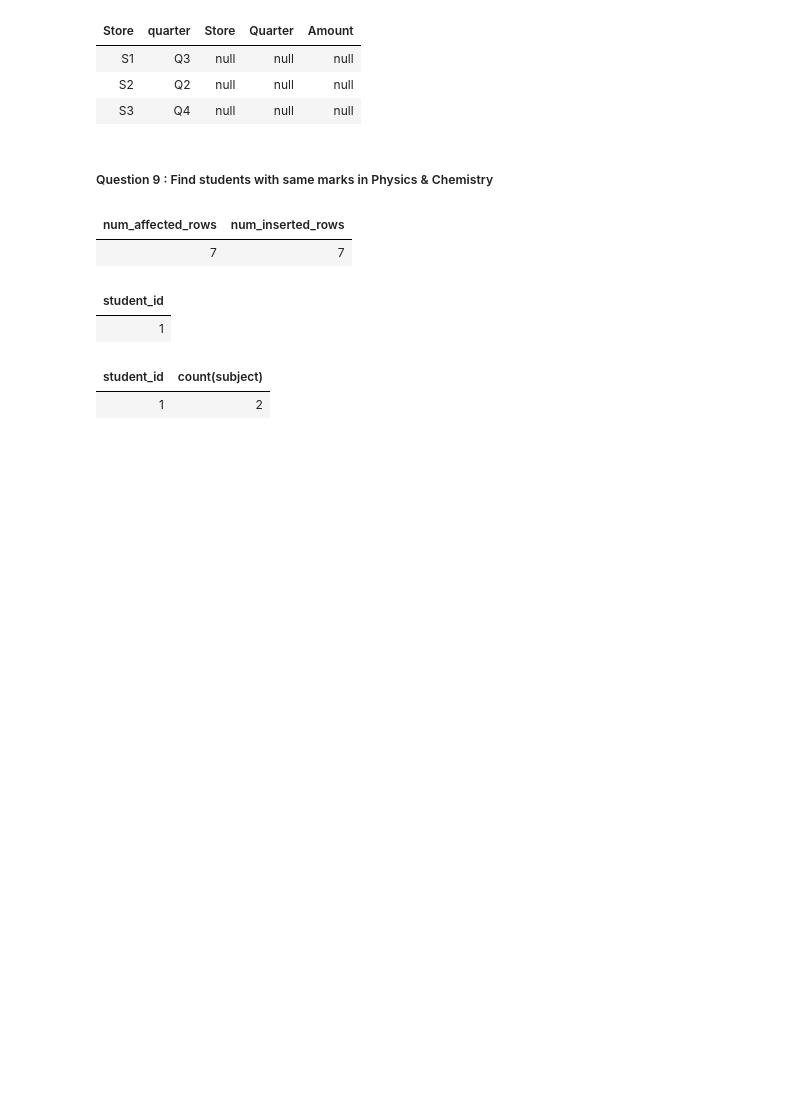
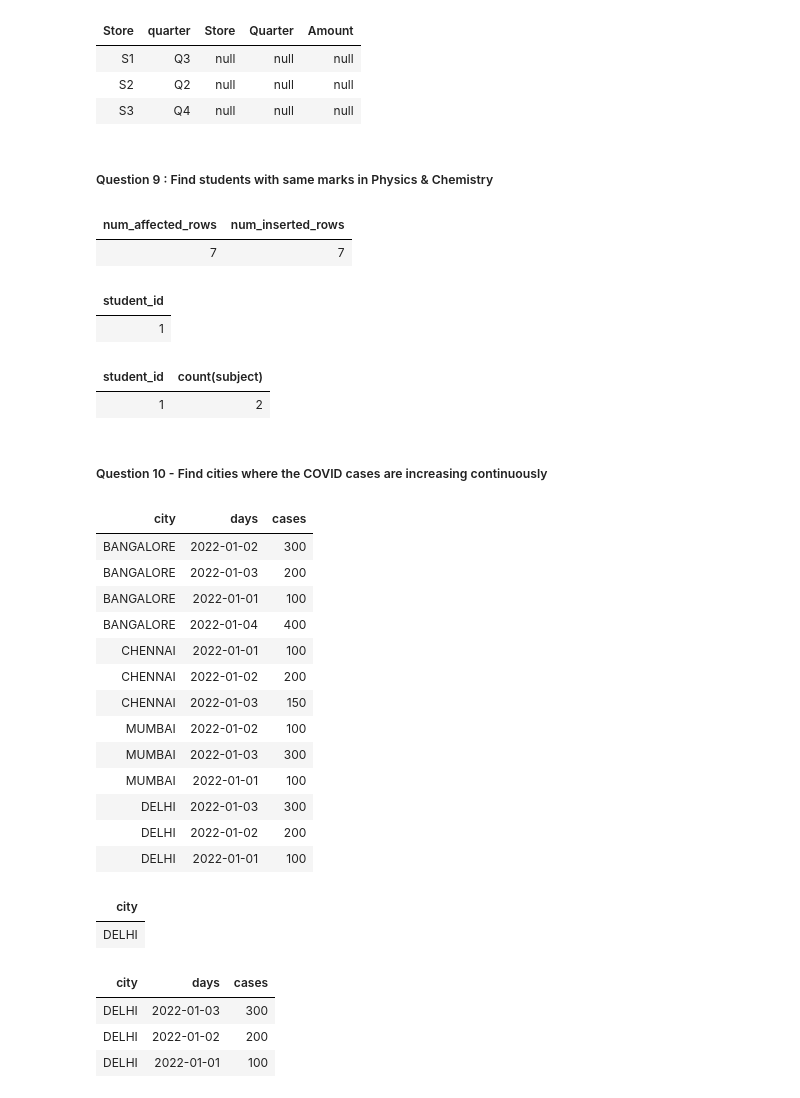
Before and after one commit to Rupam-1/SQL-Pyspark-practise_youtube, a Jupyter notebook: 03. SQL - Part2.ipynb, the cells around one changed output. Saved outputs shown, nothing was run; the diff lists cells and outputs as text; code cells hidden in the pictures; blank space fills up the shorter version.

```diff
--- a/03. SQL - Part2.ipynb
+++ b/03. SQL - Part2.ipynb
@@ -790,3 +790,74 @@ having count(subject) >= 2 and count(distinct marks) != 2;
 # %% [output]
 | student_id | count(subject) |
 | 1 | 2 |
+# %% [markdown]
+##### Question 10 - Find cities where the COVID cases are increasing continuously
+# %%
+%sql
+drop table if exists covid;
+create table covid(city varchar(50),days date,cases int);
+delete from covid;
+insert into covid values('DELHI','2022-01-01',100);
+insert into covid values('DELHI','2022-01-02',200);
+insert into covid values('DELHI','2022-01-03',300);
+insert into covid values('MUMBAI','2022-01-01',100);
+insert into covid values('MUMBAI','2022-01-02',100);
+insert into covid values('MUMBAI','2022-01-03',300);
+insert into covid values('CHENNAI','2022-01-01',100);
+insert into covid values('CHENNAI','2022-01-02',200);
+insert into covid values('CHENNAI','2022-01-03',150);
+insert into covid values('BANGALORE','2022-01-01',100);
+insert into covid values('BANGALORE','2022-01-02',300);
+insert into covid values('BANGALORE','2022-01-03',200);
+insert into covid values('BANGALORE','2022-01-04',400);
+
+select * from covid;
+# %% [output]
+| city | days | cases |
+| BANGALORE | 2022-01-02 | 300 |
+| BANGALORE | 2022-01-03 | 200 |
+| BANGALORE | 2022-01-01 | 100 |
+| BANGALORE | 2022-01-04 | 400 |
+| CHENNAI | 2022-01-01 | 100 |
+| CHENNAI | 2022-01-02 | 200 |
+| CHENNAI | 2022-01-03 | 150 |
+| MUMBAI | 2022-01-02 | 100 |
+| MUMBAI | 2022-01-03 | 300 |
+| MUMBAI | 2022-01-01 | 100 |
+| DELHI | 2022-01-03 | 300 |
+| DELHI | 2022-01-02 | 200 |
+| DELHI | 2022-01-01 | 100 |
+# %%
+%sql
+with cte as (
+select *,
+    rank() over(partition by city order by days) as rank_days,
+    rank() over(partition by city order by cases) as rank_cases,
+    (rank() over(partition by city order by days)) - (rank() over(partition by city order by cases)) as diff
+from covid order by city, days
+)
+select
+    city
+from cte
+group by city
+having count(distinct diff) = 1 and avg(diff) = 0;
+# %% [output]
+| city |
+| DELHI |
+# %%
+%sql
+with cte as(
+    select *,
+        case
+            when cases < lead(cases,1,cases+1) over (partition by city order by days) then 1 else 0
+        end as com
+    from covid)
+select * from covid
+where city not in (
+    select city from cte where com = 0
+);
+# %% [output]
+| city | days | cases |
+| DELHI | 2022-01-03 | 300 |
+| DELHI | 2022-01-02 | 200 |
+| DELHI | 2022-01-01 | 100 |
```
Also changed, not shown: parts of 1 cell of this notebook.
